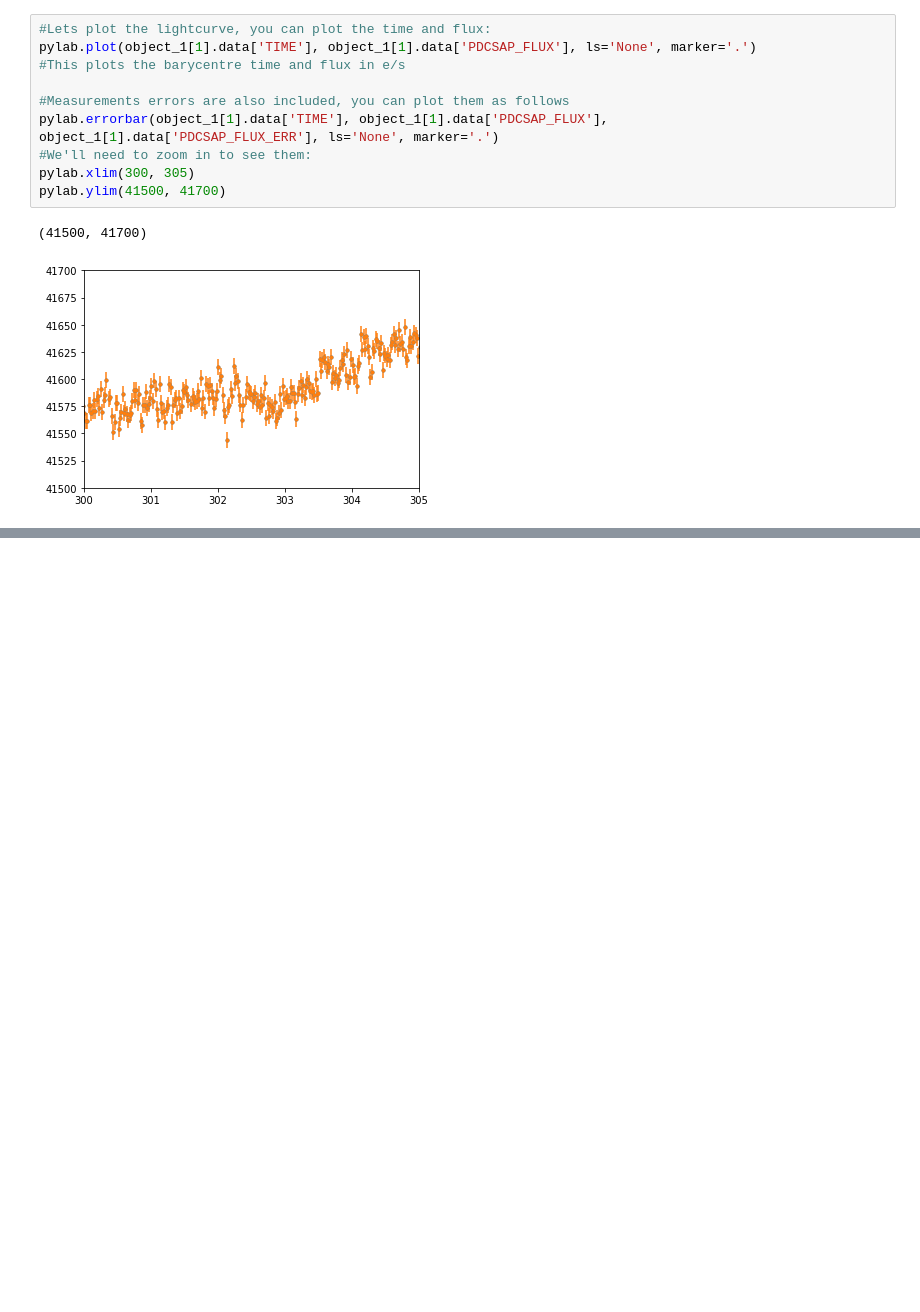
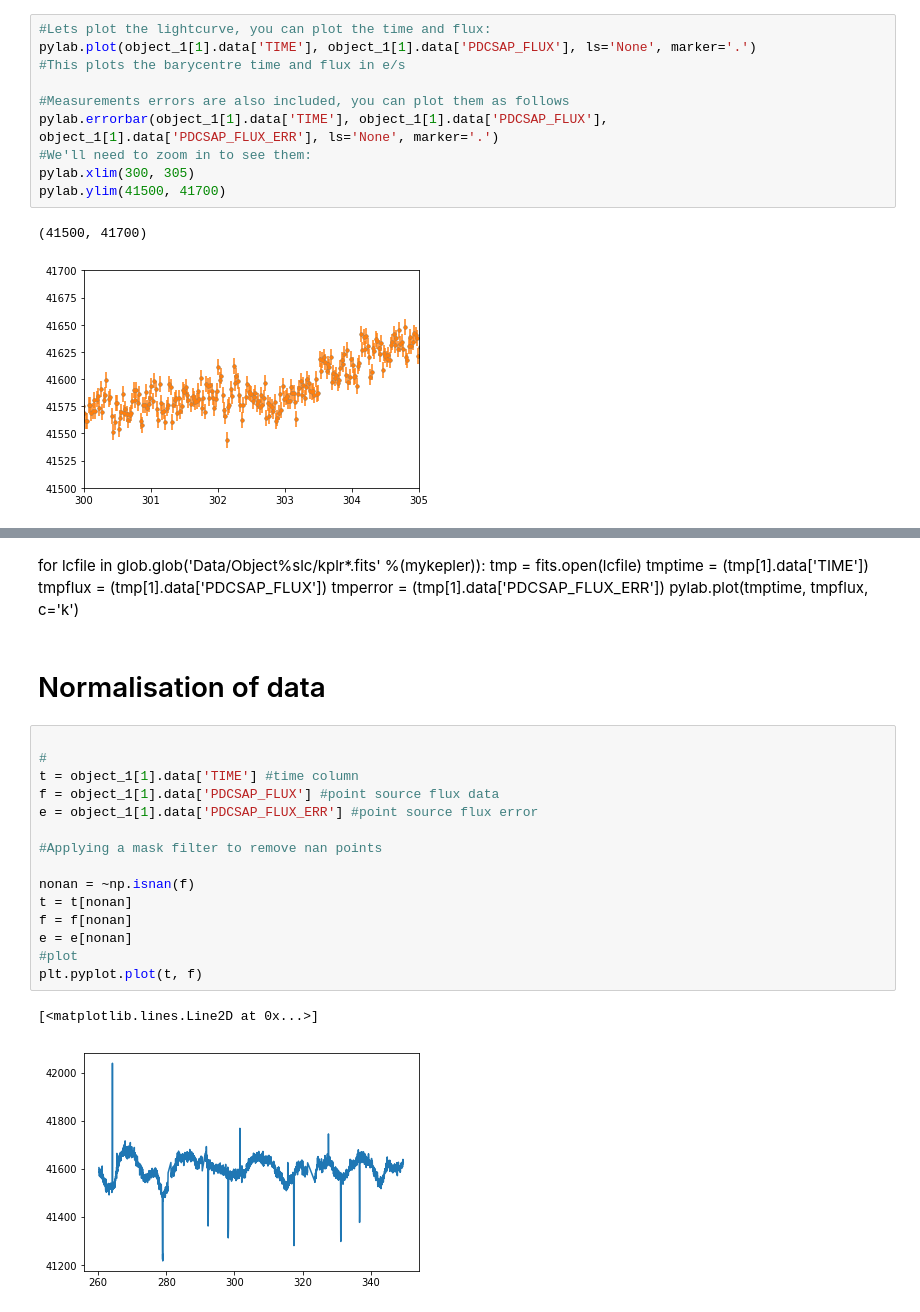
Before and after one commit to nathanmeagher/PH30116, a Jupyter notebook: COURSEWORK.ipynb, the cells around one changed output, grey strips where cells are left out. Cells and saved outputs as stored; diff of their text form; blank space fills up the shorter version.

```diff
--- a/COURSEWORK.ipynb
+++ b/COURSEWORK.ipynb
@@ -146,0 +170,27 @@ pylab.errorbar(object_1[1].data['TIME'], object_1[1].data['PDCSAP_FLUX'], object
+# %% [markdown]
+for lcfile in glob.glob('Data/Object%slc/kplr*.fits' %(mykepler)):
+    tmp = fits.open(lcfile)
+    tmptime = (tmp[1].data['TIME'])
+    tmpflux = (tmp[1].data['PDCSAP_FLUX'])
+    tmperror = (tmp[1].data['PDCSAP_FLUX_ERR'])
+    pylab.plot(tmptime, tmpflux, c='k')
+# %% [markdown]
+# Normalisation of data
+# %%
+
+#
+t = object_1[1].data['TIME'] #time column
+f = object_1[1].data['PDCSAP_FLUX'] #point source flux data
+e = object_1[1].data['PDCSAP_FLUX_ERR'] #point source flux error
+
+#Applying a mask filter to remove nan points
+
+nonan = ~np.isnan(f)
+t = t[nonan]
+f = f[nonan]
+e = e[nonan]
+#plot
+plt.pyplot.plot(t, f)
+# %% [output]
+[<matplotlib.lines.Line2D at 0x...>]
+[figure, added]
```
Also changed, not shown: parts of 18 cells of this notebook, 5 other files.
